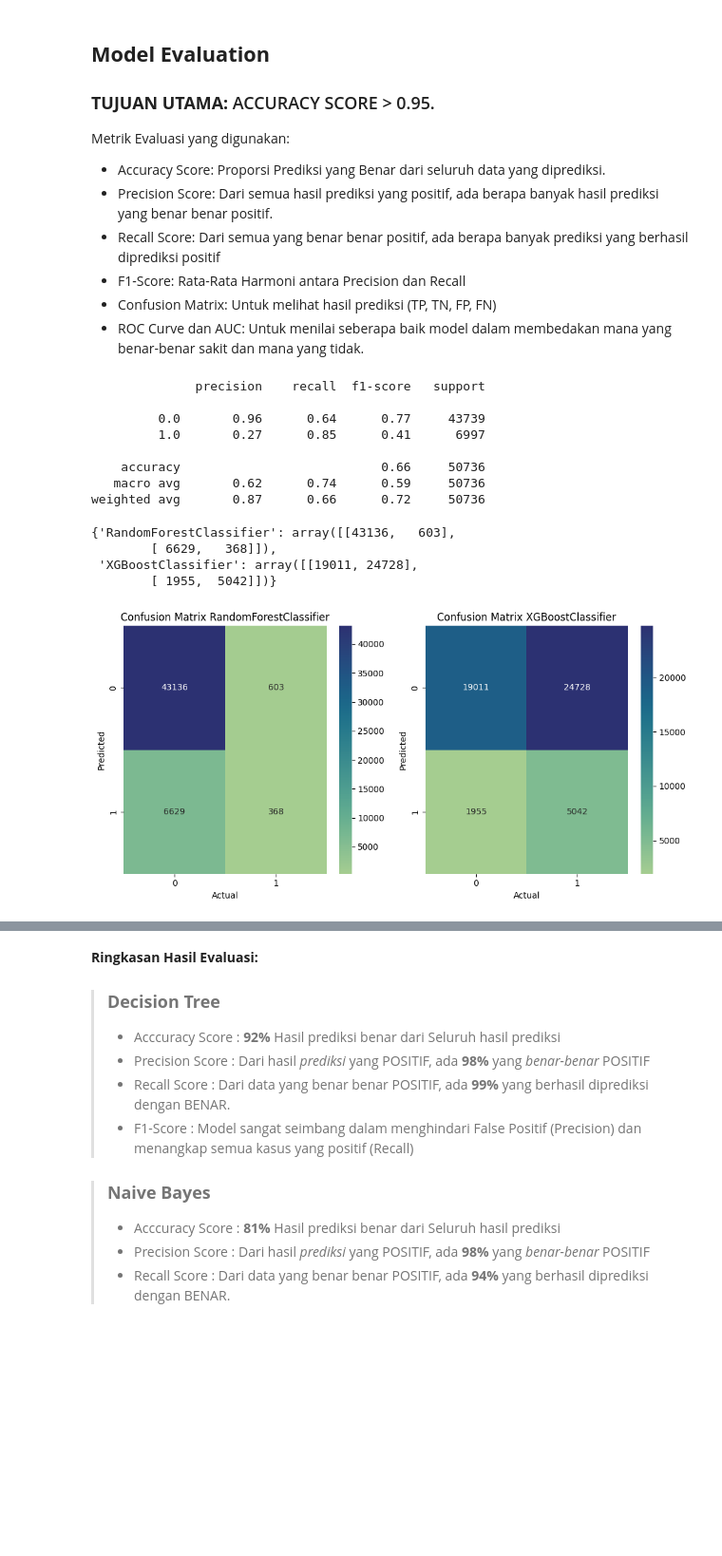
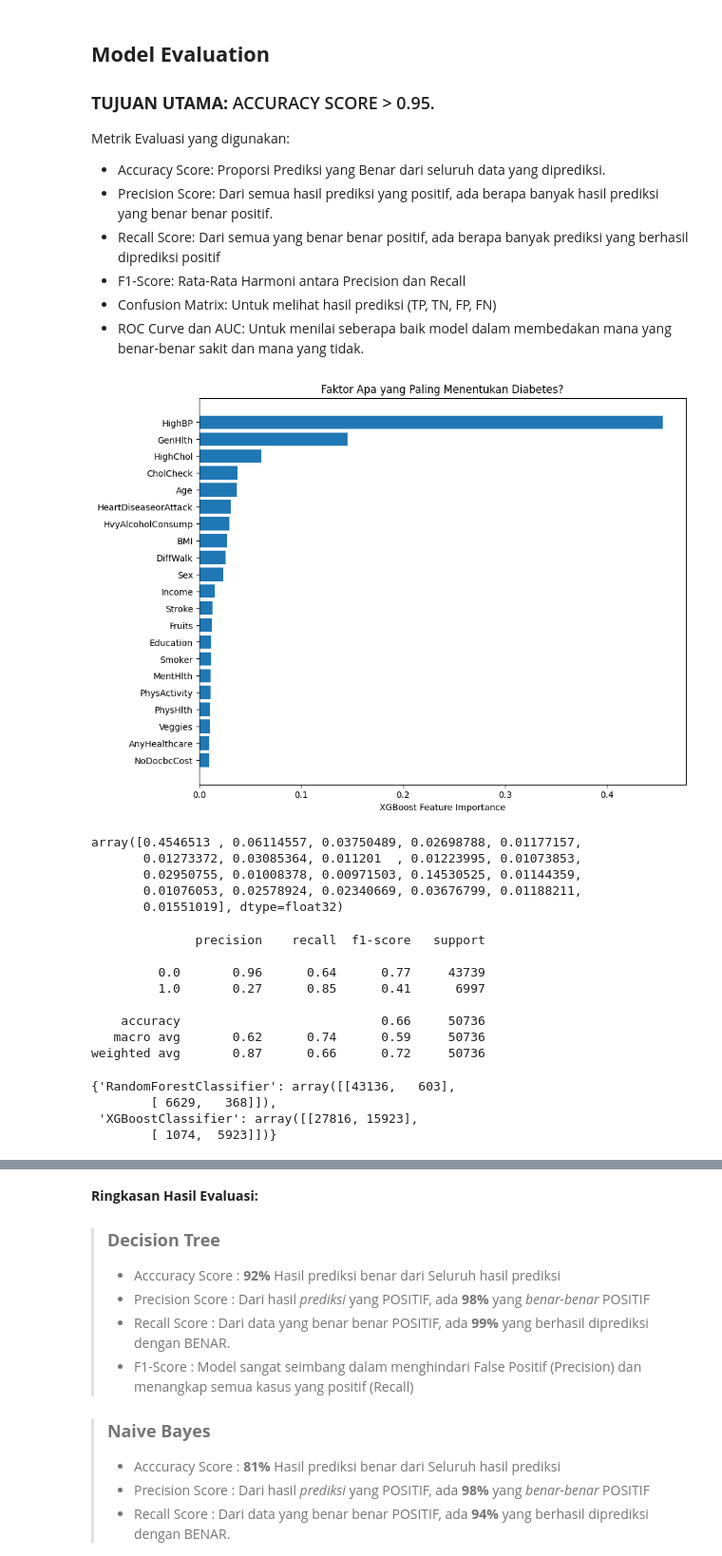
Before and after one commit to Ariqueeezz/MachineLearningProject, a Jupyter notebook: Revision_DiabetesPrediction.ipynb, the cells around one changed output, grey strips where cells are left out. Shown at 95% size. Cells and saved outputs as stored; diff of their text form; code cells hidden in the pictures; blank space fills up the shorter version.

```diff
--- a/Revision_DiabetesPrediction.ipynb
+++ b/Revision_DiabetesPrediction.ipynb
@@ -390,6 +362,27 @@ Metrik Evaluasi yang digunakan:
 - F1-Score: Rata-Rata Harmoni antara Precision dan Recall
 - Confusion Matrix: Untuk melihat hasil prediksi (TP, TN, FP, FN)
 - ROC Curve dan AUC: Untuk menilai seberapa baik model dalam membedakan mana yang benar-benar sakit dan mana yang tidak.
+# %%
+# Fitur penting yang dapat mempengaruhi Hasil Prediksi
+xgboost_model = best_model.named_steps['model']
+feature_names = X.columns
+
+sorted_idx = xgboost_model.feature_importances_.argsort()
+plt.figure(figsize=(10, 8))
+plt.barh(feature_names[sorted_idx], xgboost_model.feature_importances_[sorted_idx])
+plt.xlabel("XGBoost Feature Importance")
+plt.title("Faktor Apa yang Paling Menentukan Diabetes?")
+plt.show()
+# %% [output]
+[figure, added]
+# %%
+xgboost_model.feature_importances_
+# %% [output]
+array([0.4546513 , 0.06114557, 0.03750489, 0.02698788, 0.01177157,
+       0.01273372, 0.03085364, 0.011201  , 0.01223995, 0.01073853,
+       0.02950755, 0.01008378, 0.00971503, 0.14530525, 0.01144359,
+       0.01076053, 0.02578924, 0.02340669, 0.03676799, 0.01188211,
+       0.01551019], dtype=float32)
 # %%
 from sklearn.metrics import classification_report
 
@@ -407,31 +400,13 @@ print(classification_report(y_test, y_pred))
 weighted avg       0.87      0.66      0.72     50736
 # %%
 results = {
-    'RandomForestClassifier' : confusion_matrix(y_test, rfc.predict(X_test)),
-    'XGBoostClassifier' : confusion_matrix(y_test, xgb.predict(X_test))
+    'RandomForestClassifier' : confusion_matrix(y_test, rfc.predict(X_test), labels=rfc.classes_),
+    'XGBoostClassifier' : confusion_matrix(y_test, best_model.predict(X_test), labels=best_model.classes_)
 }
 
 results
 # %% [output]
 {'RandomForestClassifier': array([[43136,   603],
         [ 6629,   368]]),
- 'XGBoostClassifier': array([[19011, 24728],
-        [ 1955,  5042]])}
+ 'XGBoostClassifier': array([[27816, 15923],
+        [ 1074,  5923]])}
-# %%
-n_vars = 3
-n_row = 1
-n_cols = 2
-
-fig, axes = plt.subplots(n_row, n_cols, figsize=(10, 5))
-axes.flatten()
-
-for i, (model_name, cm) in enumerate(results.items()):
-  sns.heatmap(cm, annot=True, fmt='g', cmap='crest', ax=axes[i])
-  axes[i].set_title(f"Confusion Matrix {model_name}")
-  axes[i].set_xlabel(f"Actual")
-  axes[i].set_ylabel(f"Predicted")
-
-plt.tight_layout()
-plt.show()
-# %% [output]
-[figure, removed]
```
Also changed, not shown: parts of 16 cells of this notebook.
